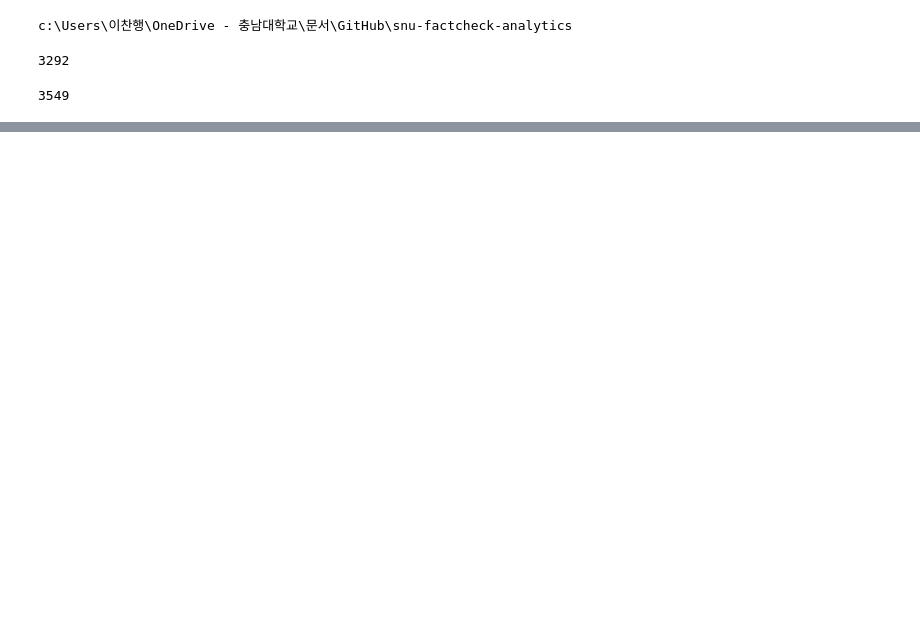
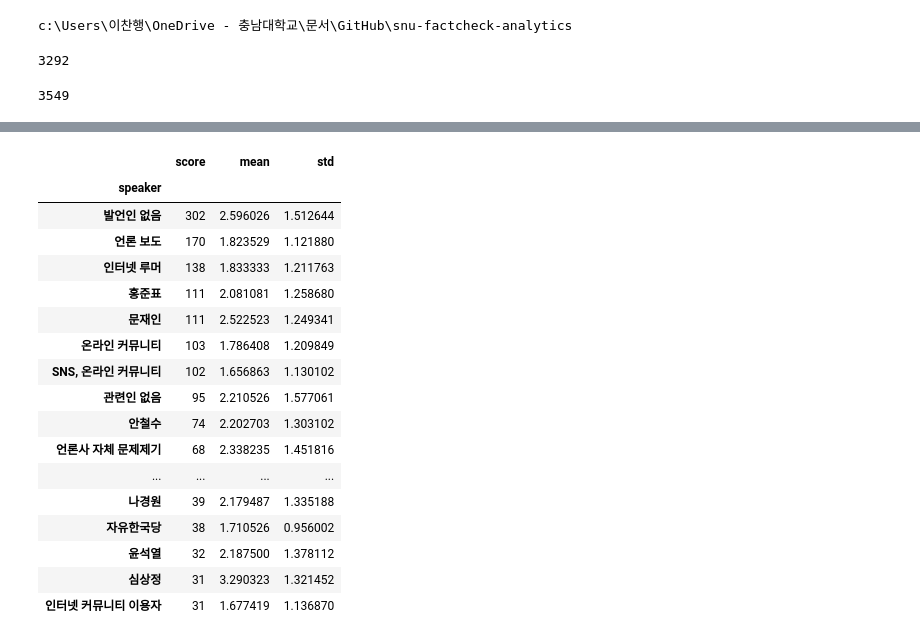
Before and after one commit to 2chanhaeng/snu-factcheck-analytics, a Jupyter notebook: scrap/snu-factcheck.ipynb, the cells around one changed output, grey strips where cells are left out. Saved outputs shown, nothing was run; the diff lists cells and outputs as text; code cells hidden in the pictures; blank space fills up the shorter version.

```diff
--- a/scrap/snu-factcheck.ipynb
+++ b/scrap/snu-factcheck.ipynb
@@ -50,0 +189,25 @@ for i, j in fc_dicts.items():
+# %%
+raw_speaker_score = fc_df[["speaker", "score"]].groupby("speaker")
+ss_df = raw_speaker_score.count().sort_values("score", ascending=False)
+ss_df["mean"] = raw_speaker_score.mean()
+ss_df["std"] = raw_speaker_score.std()
+ss_df.head(20)
+# %% [output]
+|  | score | mean | std |
+| speaker |  |  |  |
+| 발언인 없음 | 302 | 2.596026 | 1.512644 |
+| 언론 보도 | 170 | 1.823529 | 1.121880 |
+| 인터넷 루머 | 138 | 1.833333 | 1.211763 |
+| 홍준표 | 111 | 2.081081 | 1.258680 |
+| 문재인 | 111 | 2.522523 | 1.249341 |
+| 온라인 커뮤니티 | 103 | 1.786408 | 1.209849 |
+| SNS, 온라인 커뮤니티 | 102 | 1.656863 | 1.130102 |
+| 관련인 없음 | 95 | 2.210526 | 1.577061 |
+| 안철수 | 74 | 2.202703 | 1.303102 |
+| 언론사 자체 문제제기 | 68 | 2.338235 | 1.451816 |
+| ... | ... | ... | ... |
+| 나경원 | 39 | 2.179487 | 1.335188 |
+| 자유한국당 | 38 | 1.710526 | 0.956002 |
+| 윤석열 | 32 | 2.187500 | 1.378112 |
+| 심상정 | 31 | 3.290323 | 1.321452 |
+| 인터넷 커뮤니티 이용자 | 31 | 1.677419 | 1.136870 |
```
Also changed, not shown: parts of 15 cells of this notebook.
